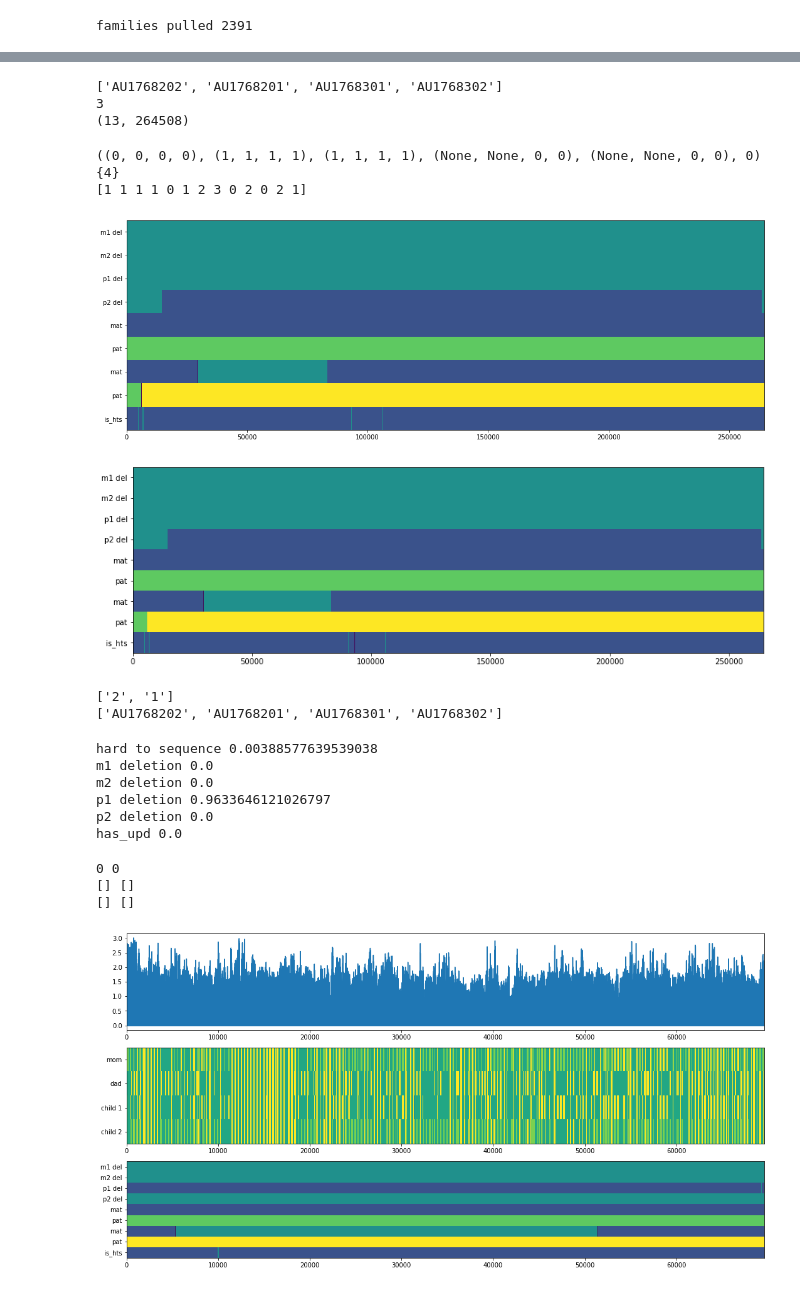
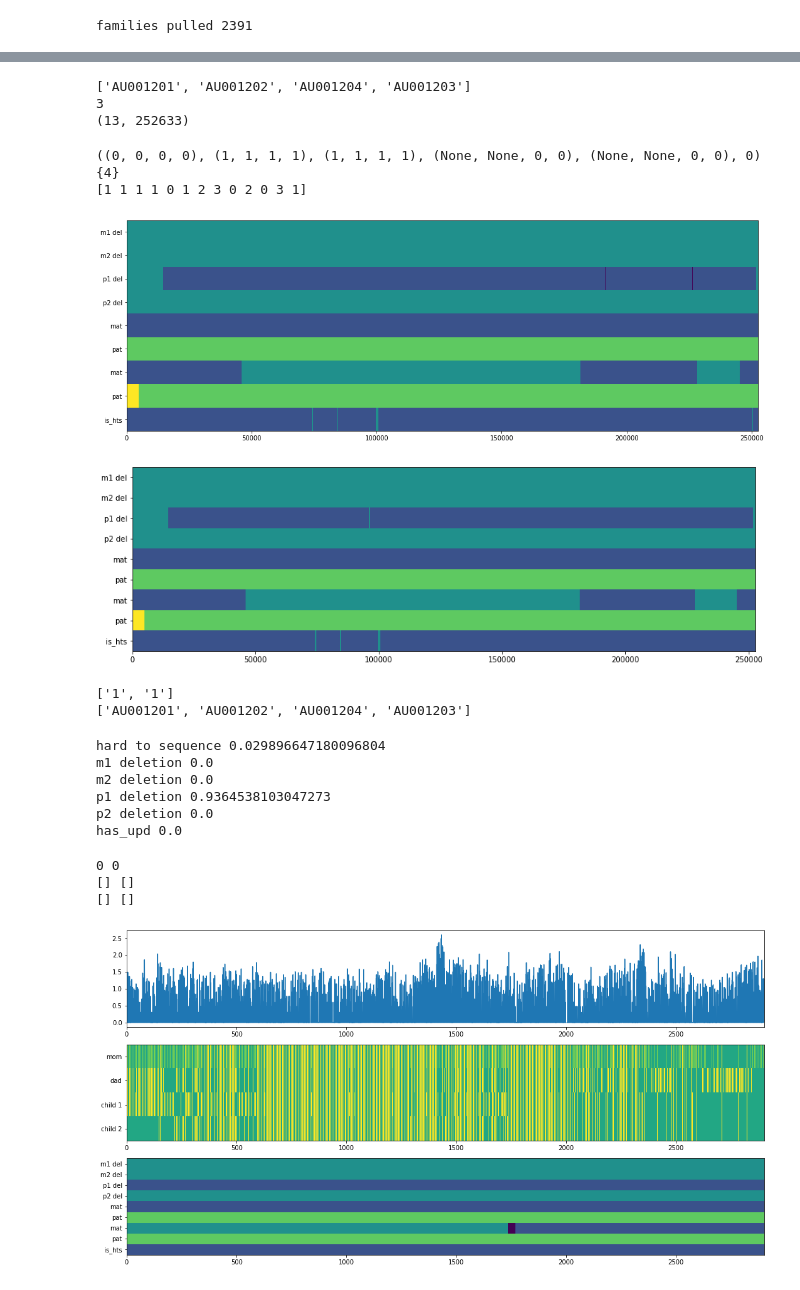
Before and after one commit to kpaskov/PhasingFamilies, a Jupyter notebook: phase/Untitled.ipynb, the cells around one changed output, grey strips where cells are left out. Drawn from its saved outputs; the diff is of its cells as text; code cells hidden in the pictures.

```diff
--- a/phase/Untitled.ipynb
+++ b/phase/Untitled.ipynb
@@ -144,8 +144,9 @@ import random
 #fkey = ('SF0000027.SP0000034.SP0000063', 'SP0000051', 'SP0000241')
 #inds = [k[1] for k in families_of_this_size if k[0]==fkey][0]
 
-family = random.choice([x for x in families])
-#family = [x for x in families if x.id=='AU1325.AU1325301.AU1325304'][0]
+#family = random.choice([x for x in families])
+family = [x for x in families if x.id=='AU0012.AU001203.AU001204'][0]
+family.set_individual_order(['AU001201', 'AU001202', 'AU001204', 'AU001203'])
 m = len(family)
 print('family', family, m)
 # %% [output]
@@ -291,9 +292,9 @@ print(family.individuals)
 print(np.max(final_states))
 print(final_states.shape)
 # %% [output]
-['AU1768202', 'AU1768201', 'AU1768301', 'AU1768302']
+['AU001201', 'AU001202', 'AU001204', 'AU001203']
 3
-(13, 264508)
+(13, 252633)
 # %%
 print(states[0])
 print(states.get_maternal_recombination_neighbors(states[0]))
@@ -301,7 +302,7 @@ print(final_states[:, 0])
 # %% [output]
 ((0, 0, 0, 0), (1, 1, 1, 1), (1, 1, 1, 1), (None, None, 0, 0), (None, None, 0, 0), 0)
 {4}
-[1 1 1 1 0 1 2 3 0 2 0 2 1]
+[1 1 1 1 0 1 2 3 0 2 0 3 1]
 # %%
 m = len(family)
 final_states_greyed = final_states.copy()
@@ -354,7 +355,7 @@ plt.yticks(np.arange(1+2*m),
 plt.tight_layout()
 plt.show()
 # %% [output]
-[figure, old version]
+[figure, new version]
 # %%
 m = len(family)
 final_states_greyed = final_states.copy()
@@ -369,15 +370,15 @@ plt.yticks(np.arange(1+2*m),
            ['m1 del', 'm2 del', 'p1 del', 'p2 del'] + ['mat', 'pat']*2 + ['is_hts'])
 plt.show()
 # %% [output]
-[figure, old version]
+[figure, new version]
 # %%
 sample_id_to_sex = input_output.pull_sex(ped_file)
 
 print([sample_id_to_sex[x] for x in family.individuals[2:]])
 print(family.individuals)
 # %% [output]
-['2', '1']
-['AU1768202', 'AU1768201', 'AU1768301', 'AU1768302']
+['1', '1']
+['AU001201', 'AU001202', 'AU001204', 'AU001203']
 # %%
 is_hts = final_states[-1, :]==1
 
@@ -415,10 +416,10 @@ print('has_upd', np.sum(mult_factor * (has_upd & ~is_hts))/np.sum(mult_factor))
 #    print('child%d mat upd' % (i+1), np.sum(mult_factor * (has_upd[4+2*i, :] & ~is_hts)))
 #    print('child%d pat upd' % (i+1), np.sum(mult_factor * (has_upd[5+2*i, :] & ~is_hts)))
 # %% [output]
-hard to sequence 0.00388577639539038
+hard to sequence 0.029896647180096804
 m1 deletion 0.0
 m2 deletion 0.0
-p1 deletion 0.9633646121026797
+p1 deletion 0.9364538103047273
 p2 deletion 0.0
 has_upd 0.0
 # %%
@@ -461,7 +462,7 @@ print(del_start, del_end)
 #print(dstart, dend)
 #print(family_snp_positions[dstart, :], family_snp_positions[dend, :])
 
-start, end = 58712800, 102709091
+start, end = 114470410, 115990381
 start, end = np.where(family_snp_positions[:, 0]>=start)[0][0], np.where(family_snp_positions[:, 0]<=end)[0][-1]
 start, end = max(0, start-100), min(end+100, family_genotypes.shape[1])
 
@@ -486,31 +487,31 @@ plt.imshow(final_states[[0, 1, 2, 3] + \
 plt.yticks(np.arange(1+2*m),
            ['m1 del', 'm2 del', 'p1 del', 'p2 del'] + ['mat', 'pat']*(m-2) + ['is_hts'])
 
 #ax = plt.subplot(4, 1, 4)
 #plt.imshow(final_states[np.arange(4+(2*m), 4+(4*m)).tolist(), start:end], aspect='auto', vmin=-1, vmax=3)
 
 #plt.subplot(4, 1, 4, sharex=ax)
 #plt.imshow(final_states[np.arange(16, 20).tolist(), start:end],
 #           aspect='auto', vmin=-1, vmax=3)
 #plt.yticks(np.arange(4),
 #           ['child1 mat', 'child1 pat', 'child2 mat', 'child2 pat'])
 
 #plt.subplot(4, 1, 4, sharex=ax)
 #plt.plot([loss(tuple(family_genotypes[:, j]))[states.index(tuple(np.clip(final_states[:, j], 0, None)))] for j in range(start, end)], alpha=0.5)
 
 #plt.subplot(5, 1, 5, sharex=ax)
 #plt.plot([loss(tuple(family_genotypes[:, j]))[states.index(tuple(np.clip(final_states[:, j], 0, None)))] for j in range(start, end)], alpha=0.5)
 #plt.plot([loss(tuple(family_genotypes[:, j]))[states.index(tuple(np.hstack((np.clip(final_states[:2*m, j], 0, None), [0,]*(2*(m-2)), [np.clip(final_states[-1, j], 0, None)]))))] for j in range(start, end)], alpha=0.5)
 #plt.plot([loss(tuple(family_genotypes[:, j]))[states.index(tuple(np.hstack(([1,]*4, np.clip(final_states[4:, j], 0, None)))))] for j in range(start, end)], alpha=0.5)
 #plt.plot([loss(tuple(family_genotypes[:, j]))[states.index((1, 1, 1, 1, 0, 0, 0, 1, 0, 0, 0, 0, 0))] for j in range(start, end)], alpha=0.5)
 #plt.plot(np.cumsum([loss(tuple(family_genotypes[:, j]))[states.index((1, 1, 1, 1, 0, 0, 0, 0, 0, 1, 0, 0, 0, 0, 0, 0, 0))] for j in range(start, end)]), alpha=0.5)
 #plt.plot(np.cumsum([loss(tuple(family_genotypes[:, j]))[states.index((1, 1, 1, 1, 0, 0, 0, 1, 0, 0, 0, 1, 0))] for j in range(start, end)]), alpha=0.5)
 #plt.plot([loss(tuple(family_genotypes[:, j]))[states.index((1, 1, 0, 1, 0, 0, 0, 0, 1, 1, 0))] for j in range(start, end+1)], alpha=0.5)
 #plt.plot([loss(tuple(family_genotypes[:, j]))[states.index((0, 0, 0, 0, 0, 0, 0, 0, 1, 1, 0))] for j in range(start, end+1)], alpha=0.5)
 
 
 
 plt.tight_layout()
 plt.show()
 # %% [output]
-[figure, old version]
+[figure, new version]
```
Also changed, not shown: parts of 8 cells of this notebook, 1 other file.
